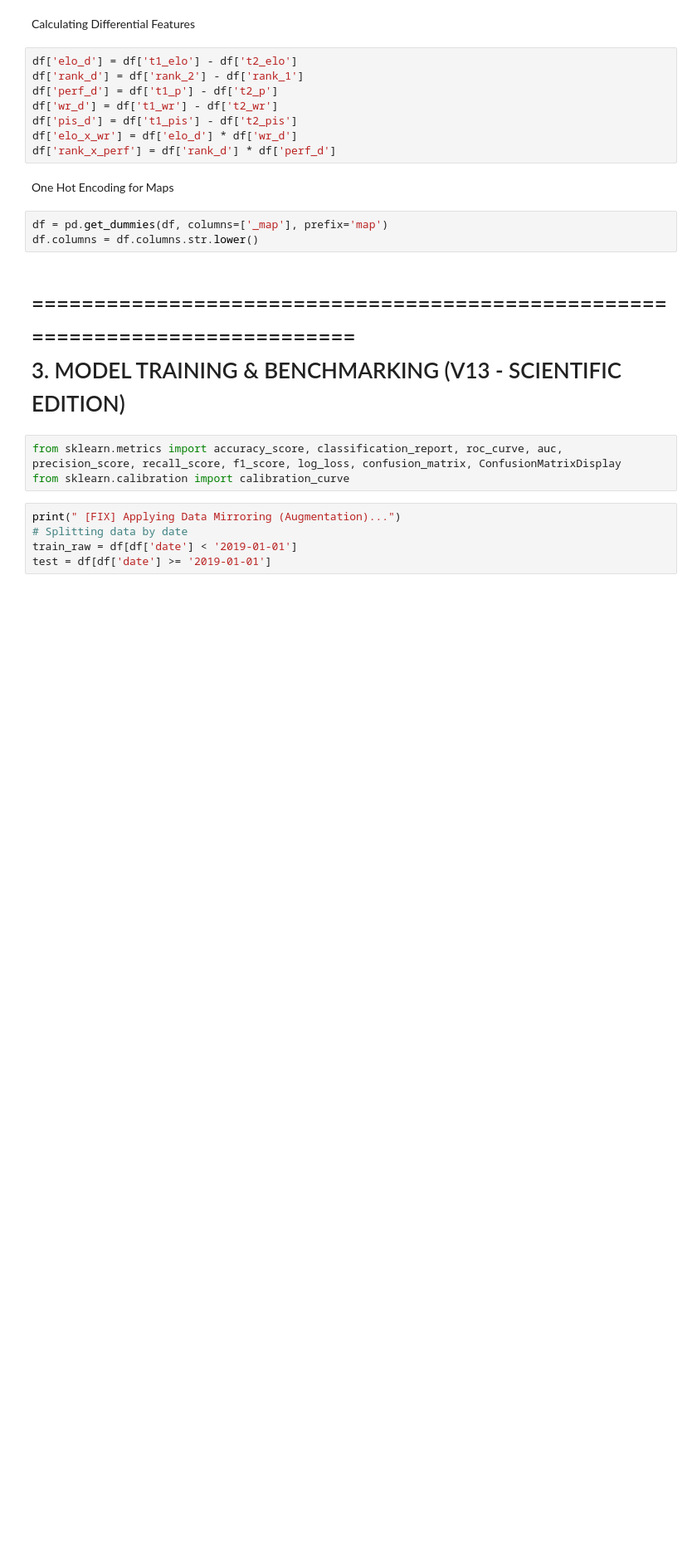
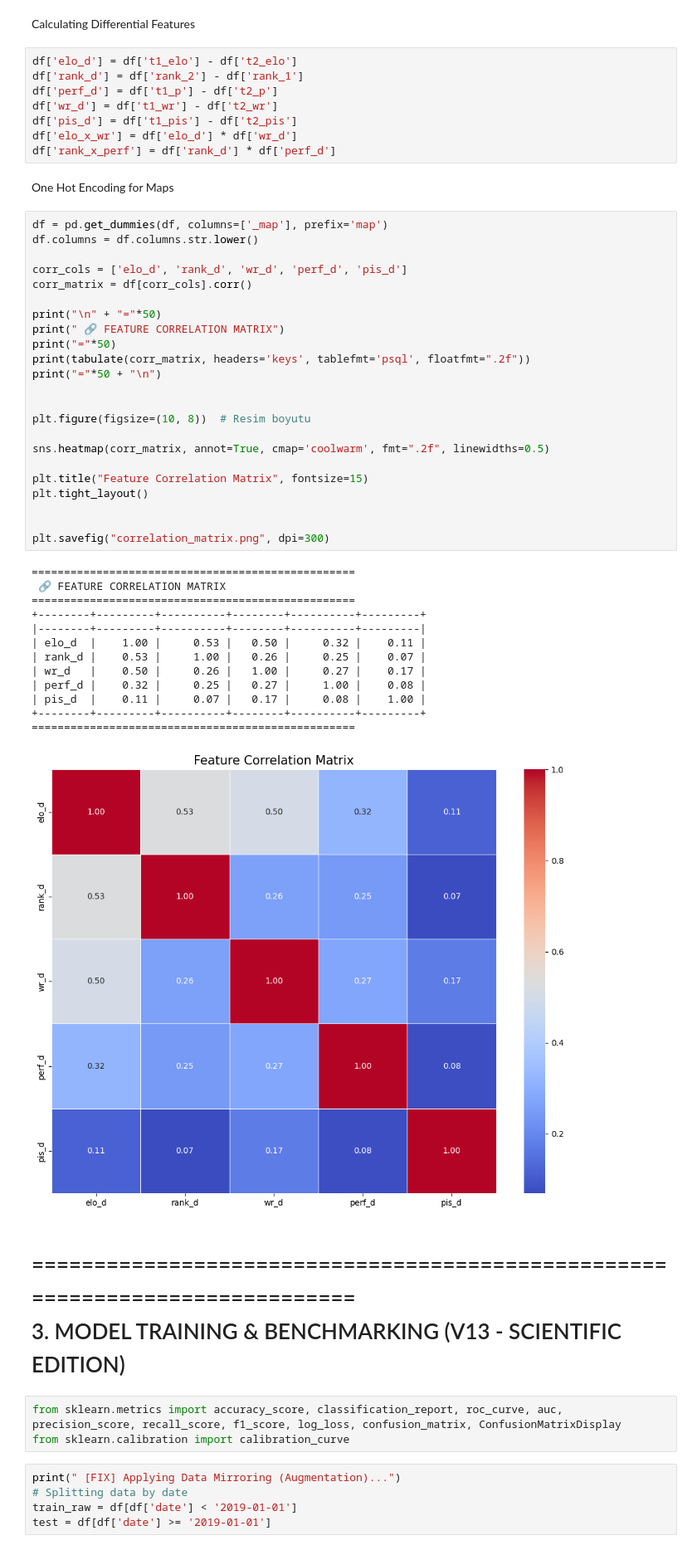
Before and after one commit to Islingr5/CSGO-Prediction-Project, a Jupyter notebook: run.ipynb, the cells around one changed output. Shown at 83% size. Cells and saved outputs as stored; diff of their text form; blank space fills up the shorter version.

Commit message:
Notebook file is updated and Tables are added.

```diff
--- a/run.ipynb
+++ b/run.ipynb
@@ -196,9 +198,43 @@ df['elo_x_wr'] = df['elo_d'] * df['wr_d']
 df['rank_x_perf'] = df['rank_d'] * df['perf_d']
 # %% [markdown]
 One Hot Encoding for Maps
-# %%
-df = pd.get_dummies(df, columns=['_map'], prefix='map')
-df.columns = df.columns.str.lower()
+# %%
+df = pd.get_dummies(df, columns=['_map'], prefix='map')
+df.columns = df.columns.str.lower()
+
+corr_cols = ['elo_d', 'rank_d', 'wr_d', 'perf_d', 'pis_d']
+corr_matrix = df[corr_cols].corr()
+
+print("\n" + "="*50)
+print(" 🔗 FEATURE CORRELATION MATRIX")
+print("="*50)
+print(tabulate(corr_matrix, headers='keys', tablefmt='psql', floatfmt=".2f"))
+print("="*50 + "\n")
+
+
+plt.figure(figsize=(10, 8))  # Resim boyutu
+
+sns.heatmap(corr_matrix, annot=True, cmap='coolwarm', fmt=".2f", linewidths=0.5)
+
+plt.title("Feature Correlation Matrix", fontsize=15)
+plt.tight_layout()
+
+
+plt.savefig("correlation_matrix.png", dpi=300)
+# %% [output]
+==================================================
+ 🔗 FEATURE CORRELATION MATRIX
+==================================================
++--------+---------+----------+--------+----------+---------+
+|--------+---------+----------+--------+----------+---------|
+| elo_d  |    1.00 |     0.53 |   0.50 |     0.32 |    0.11 |
+| rank_d |    0.53 |     1.00 |   0.26 |     0.25 |    0.07 |
+| wr_d   |    0.50 |     0.26 |   1.00 |     0.27 |    0.17 |
+| perf_d |    0.32 |     0.25 |   0.27 |     1.00 |    0.08 |
+| pis_d  |    0.11 |     0.07 |   0.17 |     0.08 |    1.00 |
++--------+---------+----------+--------+----------+---------+
+==================================================
+[figure, added]
 # %% [markdown]
 =============================================================================<br>
 3. MODEL TRAINING & BENCHMARKING (V13 - SCIENTIFIC EDITION)<br>
```
Also changed, not shown: parts of 8 cells of this notebook, 5 other files.
